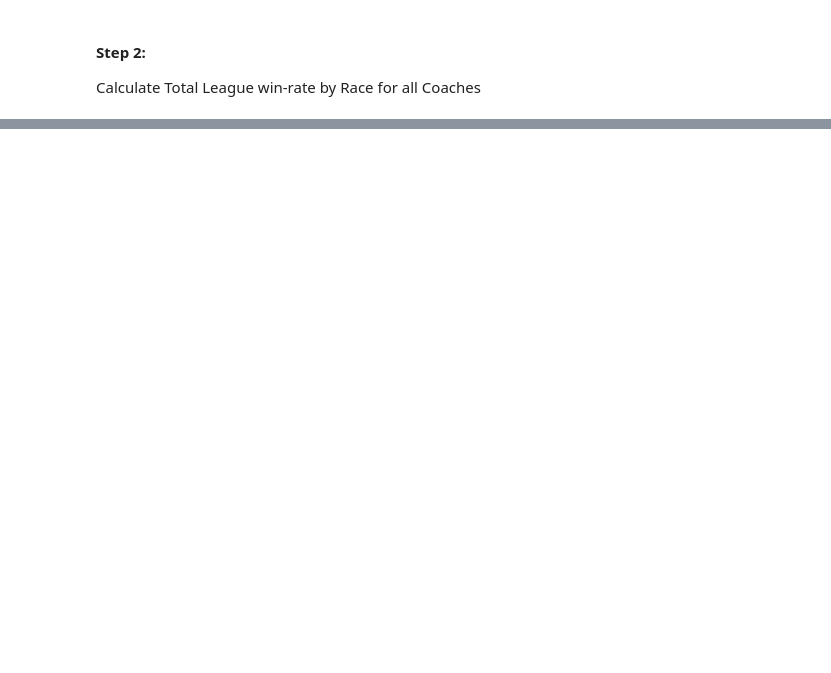
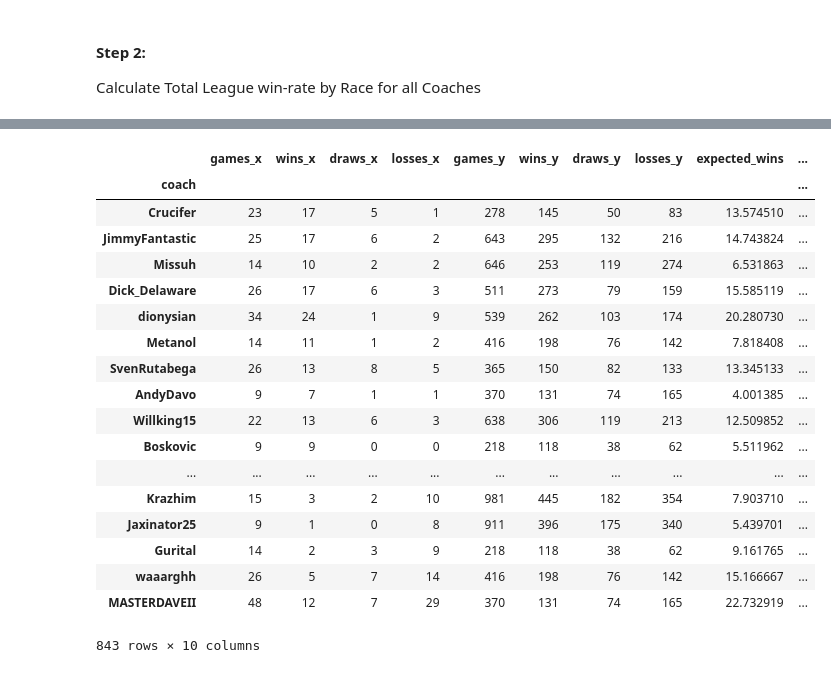
Before and after one commit to kylemcleland/bloodbowl2, a Jupyter notebook: bb2/wins-over-expected.ipynb, the cells around one changed output, grey strips where cells are left out. Cells and saved outputs as stored; diff of their text form; code cells hidden in the pictures; blank space fills up the shorter version.

```diff
--- a/bb2/wins-over-expected.ipynb
+++ b/bb2/wins-over-expected.ipynb
@@ -98,0 +87,6 @@ win_rates_by_race_and_coach
+# %%
+expected_win_rates['expected_wins'] = \
+    expected_win_rates['games_x'] * ((expected_win_rates['wins_y'] - expected_win_rates['wins_x']) + (expected_win_rates['draws_y'] - expected_win_rates['draws_x'])/2)/(expected_win_rates['games_y'] - expected_win_rates['games_x'])
+
+expected_win_rates['wins_over_expected'] = (expected_win_rates['wins_x'] + expected_win_rates['draws_x']/2) - expected_win_rates['expected_wins']
+expected_win_rates.sort_values(by='wins_over_expected',ascending=False).head()
@@ -98,0 +100,22 @@ win_rates_by_race_and_coach
+# %%
+expected_win_rates.groupby('coach').sum().sort_values(by='wins_over_expected',ascending=False)
+# %% [output]
+|  | games_x | wins_x | draws_x | losses_x | games_y | wins_y | draws_y | losses_y | expected_wins | ... |
+| coach |  |  |  |  |  |  |  |  |  | ... |
+| Crucifer | 23 | 17 | 5 | 1 | 278 | 145 | 50 | 83 | 13.574510 | ... |
+| JimmyFantastic | 25 | 17 | 6 | 2 | 643 | 295 | 132 | 216 | 14.743824 | ... |
+| Missuh | 14 | 10 | 2 | 2 | 646 | 253 | 119 | 274 | 6.531863 | ... |
+| Dick_Delaware | 26 | 17 | 6 | 3 | 511 | 273 | 79 | 159 | 15.585119 | ... |
+| dionysian | 34 | 24 | 1 | 9 | 539 | 262 | 103 | 174 | 20.280730 | ... |
+| Metanol | 14 | 11 | 1 | 2 | 416 | 198 | 76 | 142 | 7.818408 | ... |
+| SvenRutabega | 26 | 13 | 8 | 5 | 365 | 150 | 82 | 133 | 13.345133 | ... |
+| AndyDavo | 9 | 7 | 1 | 1 | 370 | 131 | 74 | 165 | 4.001385 | ... |
+| Willking15 | 22 | 13 | 6 | 3 | 638 | 306 | 119 | 213 | 12.509852 | ... |
+| Boskovic | 9 | 9 | 0 | 0 | 218 | 118 | 38 | 62 | 5.511962 | ... |
+| ... | ... | ... | ... | ... | ... | ... | ... | ... | ... | ... |
+| Krazhim | 15 | 3 | 2 | 10 | 981 | 445 | 182 | 354 | 7.903710 | ... |
+| Jaxinator25 | 9 | 1 | 0 | 8 | 911 | 396 | 175 | 340 | 5.439701 | ... |
+| Gurital | 14 | 2 | 3 | 9 | 218 | 118 | 38 | 62 | 9.161765 | ... |
+| waaarghh | 26 | 5 | 7 | 14 | 416 | 198 | 76 | 142 | 15.166667 | ... |
+| MASTERDAVEII | 48 | 12 | 7 | 29 | 370 | 131 | 74 | 165 | 22.732919 | ... |
+843 rows × 10 columns
```
Also changed, not shown: parts of 4 cells of this notebook.
